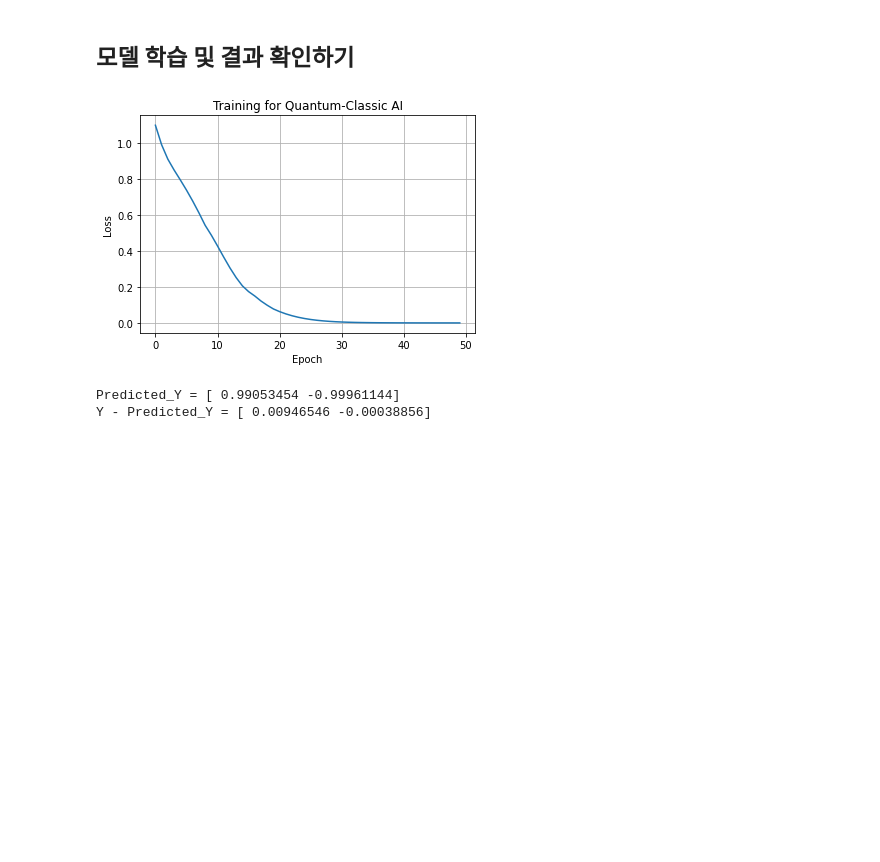
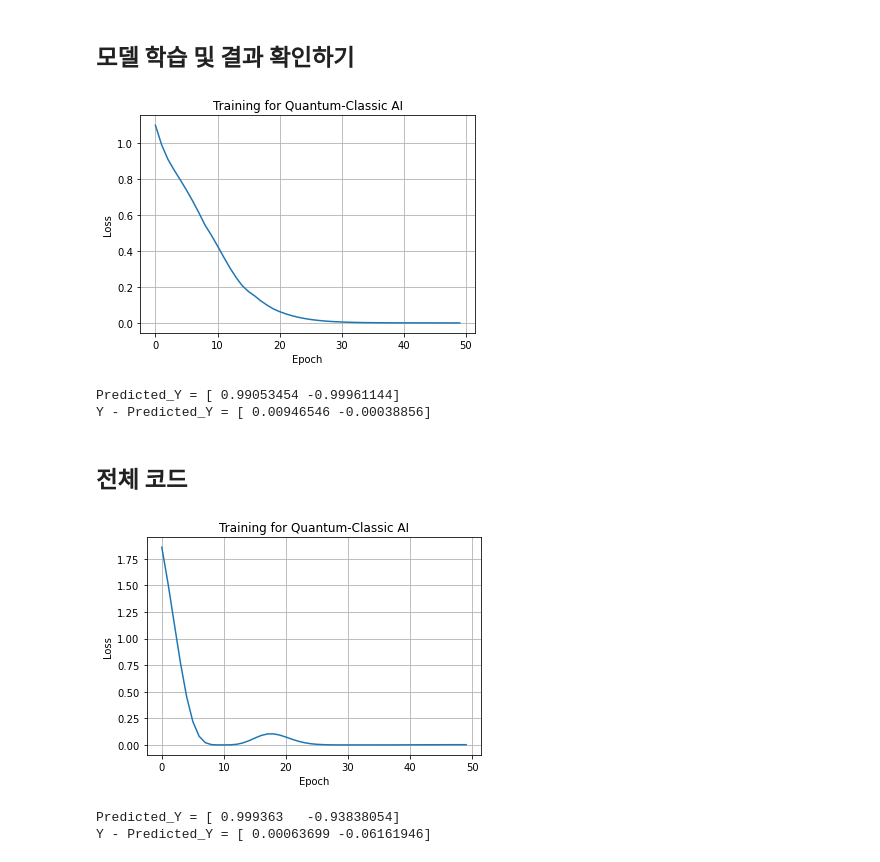
Before and after one commit to jskDr/jamespy_py3, a Jupyter notebook: quantum/tfq/control_qai.ipynb, the cells around one changed output. Drawn from its saved outputs; the diff is of its cells as text; code cells hidden in the pictures; blank space fills up the shorter version.

Commit message:
control_qai

```diff
--- a/quantum/tfq/control_qai.ipynb
+++ b/quantum/tfq/control_qai.ipynb
@@ -85,3 +85,79 @@ print('Y - Predicted_Y =', Err.flatten())
 # %% [output]
 Predicted_Y = [ 0.99053454 -0.99961144]
 Y - Predicted_Y = [ 0.00946546 -0.00038856]
+# %% [markdown]
+## 전체 코드
+# %%
+import tensorflow_quantum as tfq
+import cirq
+from cirq.contrib.svg import SVGCircuit
+
+import tensorflow as tf
+from tensorflow.keras.layers import Dense
+from tensorflow.keras import Sequential, Input, Model
+
+import sympy
+import numpy as np
+%matplotlib inline
+import matplotlib.pyplot as plt
+
+## 입력 데이터와 기대 출력 레이블 만들기
+X_Classic = np.array([[0], [1]], dtype=np.float32)
+
+Qubit = cirq.GridQubit(0, 0)
+Initial_rotation_phase = np.random.uniform(0, 2 * np.pi)
+X_Quantum_circuit = cirq.Circuit(
+  cirq.ry(Initial_rotation_phase)(Qubit)
+)
+X_Quantum = tfq.convert_to_tensor(
+  [X_Quantum_circuit]*len(X_Classic))
+
+Y = np.array([[1], [-1]], dtype=np.float32)
+
+## 전통인공지능 부분 만들기: 파라미터 제어 뉴럴넷
+def make_classical_NN(x):
+    model = Sequential()
+    model.add(Dense(2, activation='relu'))
+    model.add(Dense(1))
+    return model(x)
+Classical_NN_In = Input(shape=(1,), dtype=tf.dtypes.float32, name='commands_input')
+Classical_NN = make_classical_NN(Classical_NN_In)
+
+## 파라미터를 포함하는 양자회로 만들기
+W = sympy.symbols('W')
+
+Quantum_circuit = cirq.Circuit(cirq.ry(W)(Qubit))
+SVGCircuit(Quantum_circuit)
+
+## 하이브리드 인공지능 부분 만들기: 양자 및 전통 인공지능 복합형
+Quantum_In = Input(shape=(),dtype=tf.string, name='circuits_input')
+Quantum_layer = tfq.layers.ControlledPQC(Quantum_circuit,
+                                          operators = cirq.Z(Qubit))
+expectation = Quantum_layer([Quantum_In, Classical_NN])
+model = Model(inputs=[Quantum_In, Classical_NN_In],
+                       outputs=expectation)
+
+## 모델 학습 및 결과 확인하기
+optimizer = tf.keras.optimizers.Adam(learning_rate=0.05)
+loss = tf.keras.losses.MeanSquaredError()
+model.compile(optimizer=optimizer, loss=loss)
+history = model.fit(x=[X_Quantum, X_Classic],
+                    y=Y,
+                    epochs=50,
+                    verbose=0)
+
+plt.plot(history.history['loss'])
+plt.title("Training for Quantum-Classic AI")
+plt.xlabel("Epoch")
+plt.ylabel("Loss")
+plt.grid()
+plt.show()
+
+Y_pred = model([X_Quantum, X_Classic]).numpy()
+Err = Y - Y_pred
+print('Predicted_Y =', Y_pred.flatten())
+print('Y - Predicted_Y =', Err.flatten())
+# %% [output]
+[figure, added]
+Predicted_Y = [ 0.999363   -0.93838054]
+Y - Predicted_Y = [ 0.00063699 -0.06161946]
```
